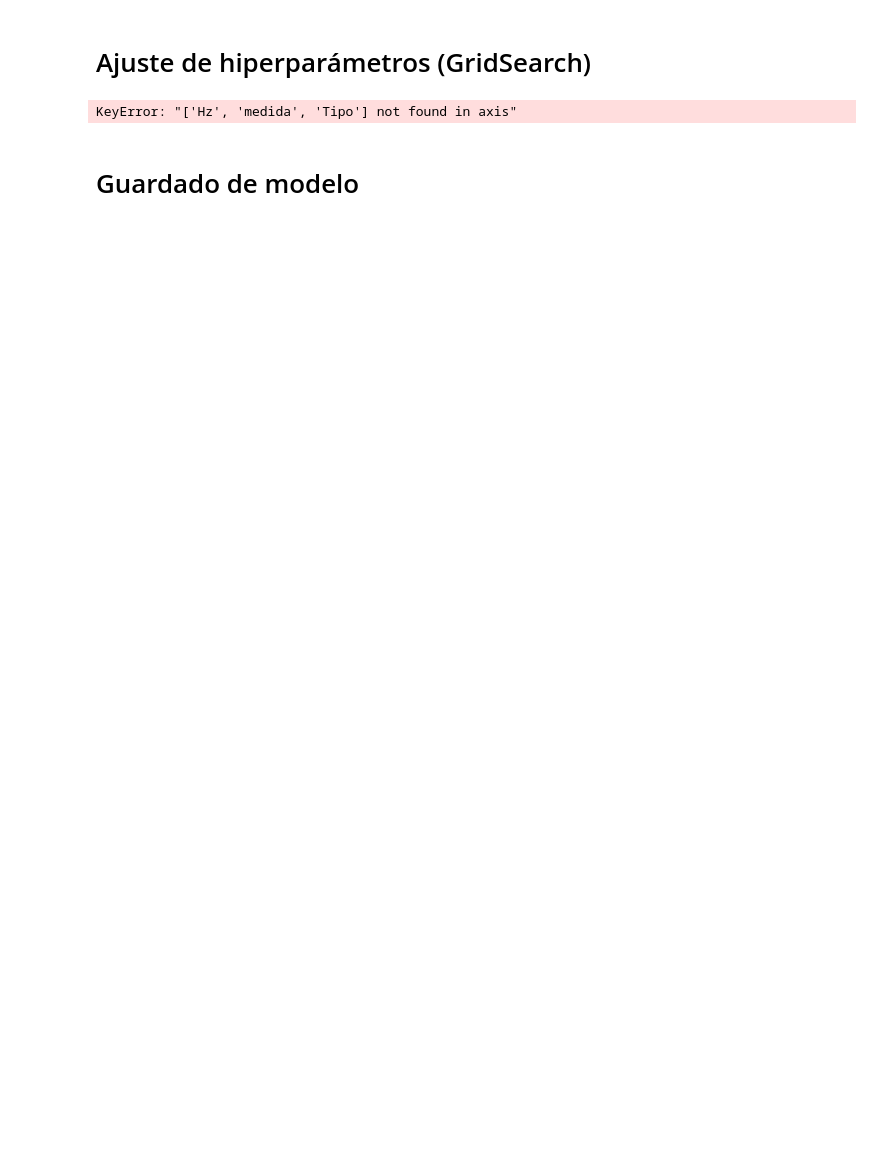
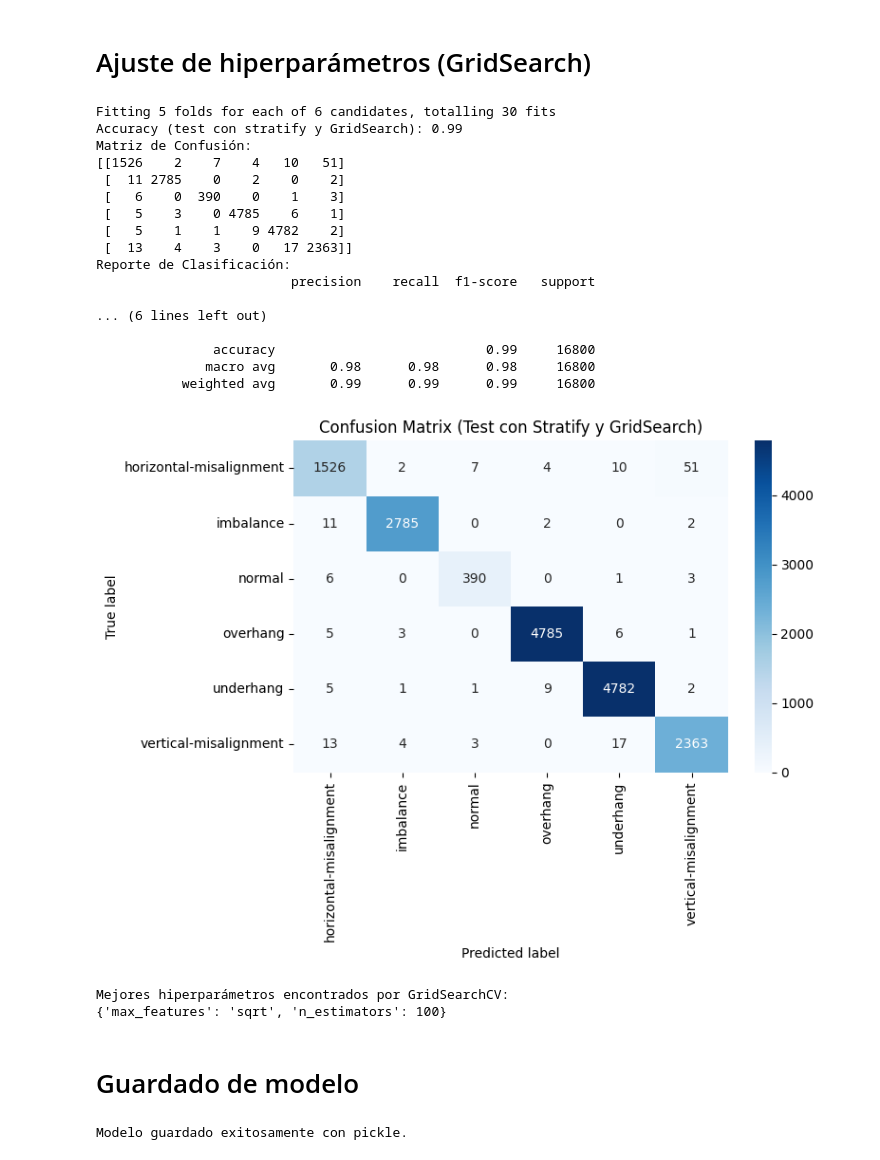
Before and after one commit to adriani94bil/Mantenimiento_Predictivo_PBL_grupo02, a Jupyter notebook: src/8_modelo_seleccionado.ipynb, the cells around one changed output. Cells and saved outputs as stored; diff of their text form; code cells hidden in the pictures; blank space fills up the shorter version.

```diff
--- a/src/8_modelo_seleccionado.ipynb
+++ b/src/8_modelo_seleccionado.ipynb
@@ -8,74 +8,81 @@ from sklearn.metrics import accuracy_score, confusion_matrix, classification_rep
 import seaborn as sns
 import matplotlib.pyplot as plt
 
-# Cargar el dataset
 df = pd.read_csv("df_reduced.csv")
 
-# Separar características y etiquetas
 X = df.drop(columns=["Hz", "medida", "Tipo"])
 y = df["Tipo"]
 
-# División en entrenamiento y prueba con estratificación
 X_train, X_test, y_train, y_test = train_test_split(
     X, y, test_size=0.2, random_state=42, stratify=y
 )
 
 param_grid = {
-    'n_estimators': [50, 100],  # Menos estimadores
-    'max_features': ['sqrt', 'log2']  # Opciones válidas para max_features
+    'n_estimators': [50, 75, 100],
+    'max_features': ['sqrt', 'log2']
 }
 
-# Crear el modelo RandomForest
 model = RandomForestClassifier(random_state=42)
 
-# Aplicar GridSearchCV
 grid_search = GridSearchCV(estimator=model, param_grid=param_grid,
                            cv=5, n_jobs=-1, verbose=2, scoring='accuracy')
 
-# Ajustar el modelo con los mejores hiperparámetros
 grid_search.fit(X_train, y_train)
 
-# Obtener el mejor modelo
 best_model = grid_search.best_estimator_
 
-# Predecir en el conjunto de prueba usando el mejor modelo
 y_pred = best_model.predict(X_test)
 
-# Calcular métricas
 acc = accuracy_score(y_test, y_pred)
 cm = confusion_matrix(y_test, y_pred)
 report = classification_report(y_test, y_pred)
 
 print(f"Accuracy (test con stratify y GridSearch): {acc:.2f}")
 print("Matriz de Confusión:")
 print(cm)
 print("Reporte de Clasificación:")
 print(report)
 
-# Obtener todas las clases conocidas por el modelo
 labels = sorted(best_model.classes_)
 
-# Graficar la matriz de confusión
 plt.figure(figsize=(8, 6))
 sns.heatmap(
     cm,
     annot=True,
     fmt='d',
     cmap='Blues',
     xticklabels=labels,
     yticklabels=labels
 )
 plt.xlabel("Predicted label")
 plt.ylabel("True label")
 plt.title("Confusion Matrix (Test con Stratify y GridSearch)")
 plt.tight_layout()
 plt.show()
 
-# Imprimir los mejores parámetros encontrados
 print("Mejores hiperparámetros encontrados por GridSearchCV:")
 print(grid_search.best_params_)
 # %% [output]
-KeyError: "['Hz', 'medida', 'Tipo'] not found in axis"
+Fitting 5 folds for each of 6 candidates, totalling 30 fits
+Accuracy (test con stratify y GridSearch): 0.99
+Matriz de Confusión:
+[[1526    2    7    4   10   51]
+ [  11 2785    0    2    0    2]
+ [   6    0  390    0    1    3]
+ [   5    3    0 4785    6    1]
+ [   5    1    1    9 4782    2]
+ [  13    4    3    0   17 2363]]
+Reporte de Clasificación:
+                         precision    recall  f1-score   support
+
+... (6 lines left out)
+
+               accuracy                           0.99     16800
+              macro avg       0.98      0.98      0.98     16800
+           weighted avg       0.99      0.99      0.99     16800
+[figure, added]
+Mejores hiperparámetros encontrados por GridSearchCV:
+{'max_features': 'sqrt', 'n_estimators': 100}
 # %% [markdown]
 # Guardado de modelo
 # %%
@@ -84,3 +91,5 @@ with open('modelo_random_forest_best.pkl', 'wb') as file:
     pickle.dump(best_model, file)
 
 print("Modelo guardado exitosamente con pickle.")
+# %% [output]
+Modelo guardado exitosamente con pickle.
```
Also changed, not shown: 5 other files.
